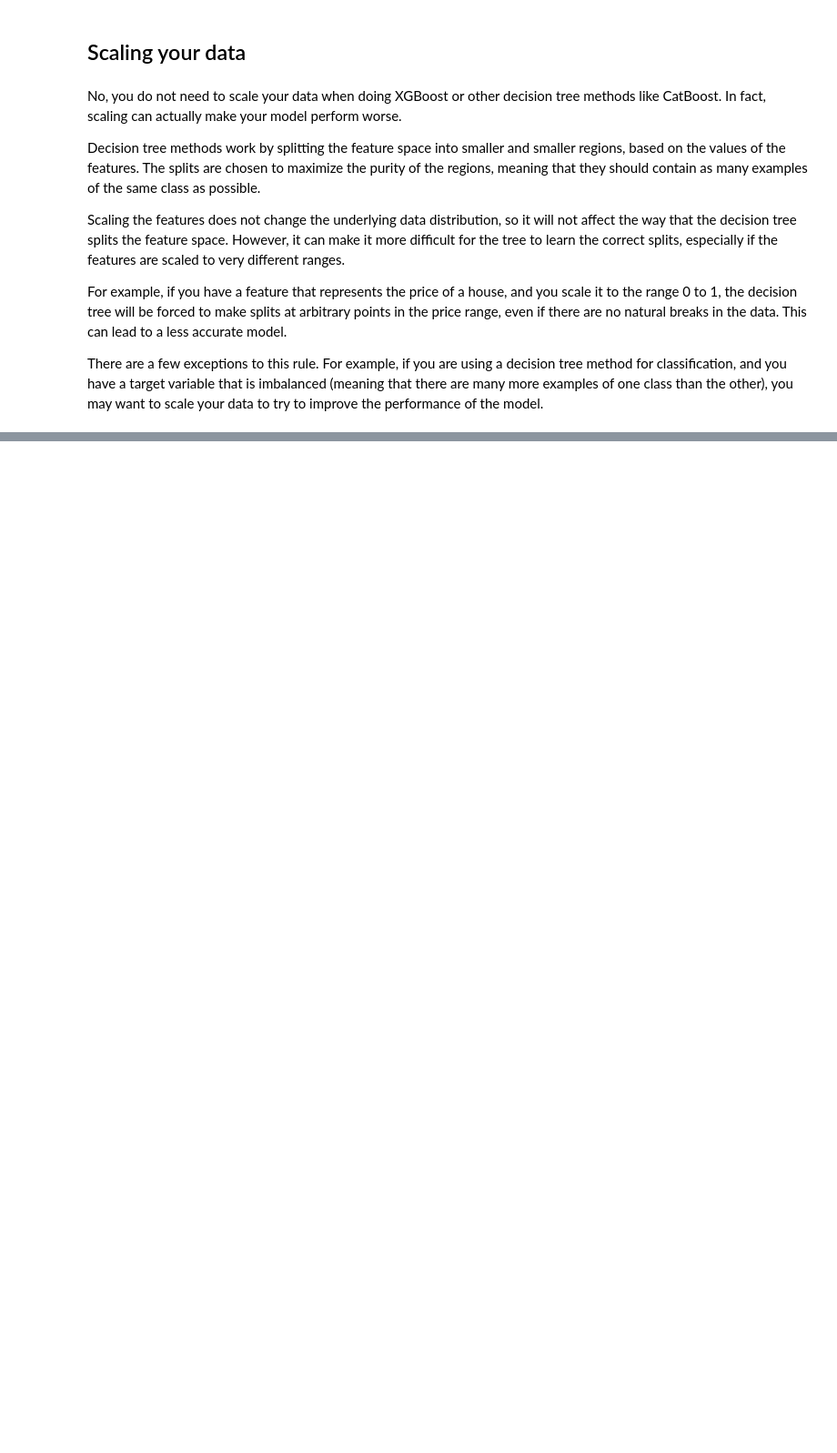
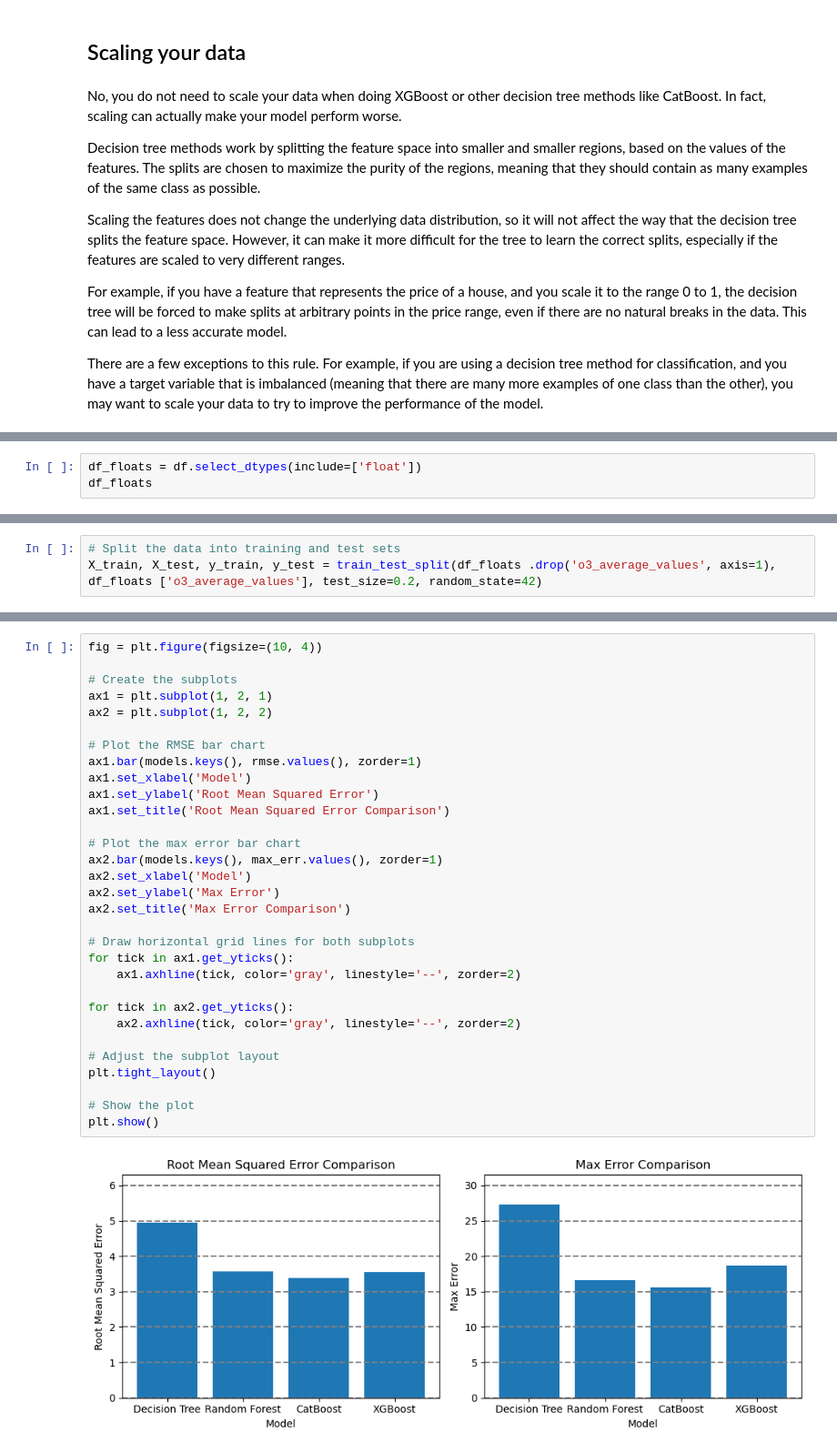
Before and after one commit to ThomasMGeo/intro_ML_NCAR, a Jupyter notebook: notebooks/EdEc_lesson4_trees.ipynb, the cells around one changed output, grey strips where cells are left out. Shown at 91% size. Cells and saved outputs as stored; diff of their text form; blank space fills up the shorter version.

```diff
--- a/notebooks/EdEc_lesson4_trees.ipynb
+++ b/notebooks/EdEc_lesson4_trees.ipynb
@@ -167,0 +167,3 @@ There are a few exceptions to this rule. For example, if you are using a decisio
+# %%
+df_floats = df.select_dtypes(include=['float'])
+df_floats
@@ -167,0 +184,3 @@ There are a few exceptions to this rule. For example, if you are using a decisio
+# %%
+# Split the data into training and test sets
+X_train, X_test, y_train, y_test = train_test_split(df_floats .drop('o3_average_values', axis=1), df_floats ['o3_average_values'], test_size=0.2, random_state=42)
@@ -167,0 +234,33 @@ There are a few exceptions to this rule. For example, if you are using a decisio
+# %%
+fig = plt.figure(figsize=(10, 4))
+
+# Create the subplots
+ax1 = plt.subplot(1, 2, 1)
+ax2 = plt.subplot(1, 2, 2)
+
+# Plot the RMSE bar chart
+ax1.bar(models.keys(), rmse.values(), zorder=1)
+ax1.set_xlabel('Model')
+ax1.set_ylabel('Root Mean Squared Error')
+ax1.set_title('Root Mean Squared Error Comparison')
+
+# Plot the max error bar chart
+ax2.bar(models.keys(), max_err.values(), zorder=1)
+ax2.set_xlabel('Model')
+ax2.set_ylabel('Max Error')
+ax2.set_title('Max Error Comparison')
+
+# Draw horizontal grid lines for both subplots
+for tick in ax1.get_yticks():
+    ax1.axhline(tick, color='gray', linestyle='--', zorder=2)
+
+for tick in ax2.get_yticks():
+    ax2.axhline(tick, color='gray', linestyle='--', zorder=2)
+
+# Adjust the subplot layout
+plt.tight_layout()
+
+# Show the plot
+plt.show()
+# %% [output]
+[figure, added]
```
Also changed, not shown: parts of 13 cells of this notebook.
